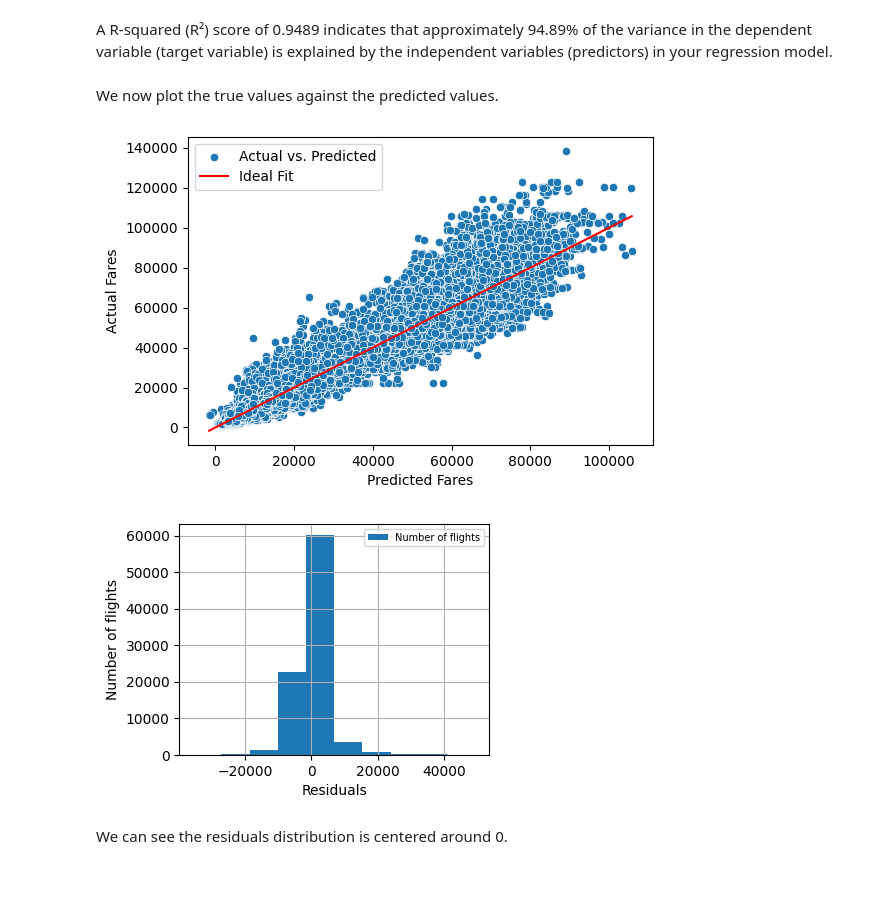
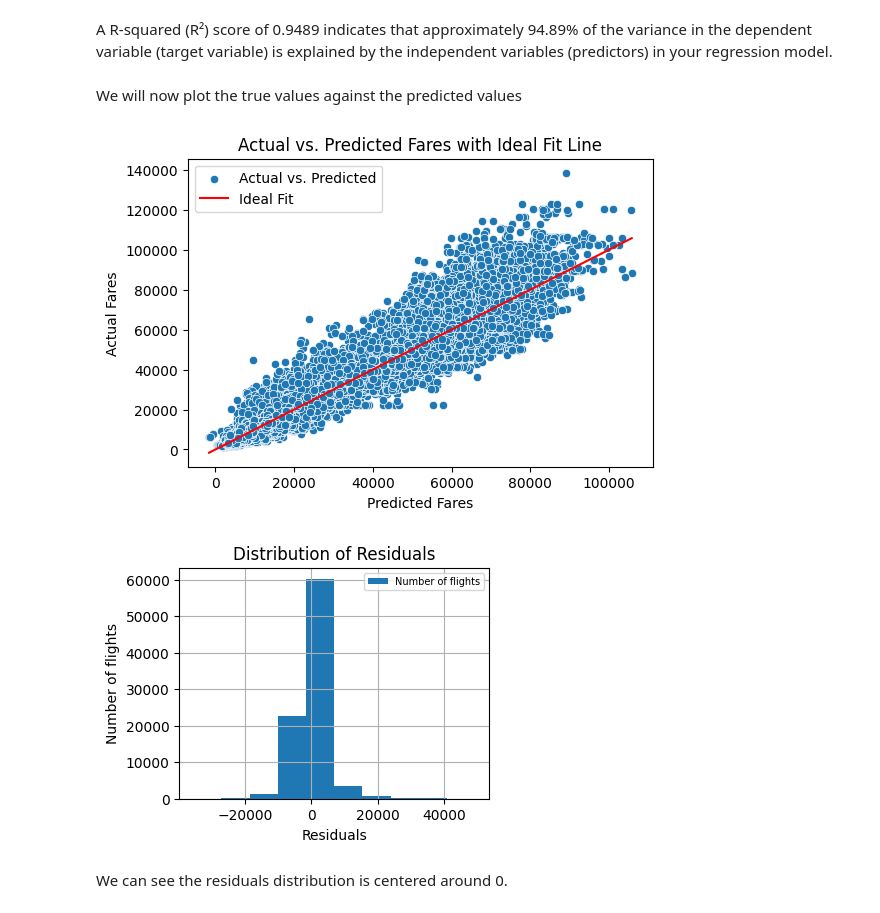
Before and after one commit to NoamGini/Tabular-data-science---Airfare, a Jupyter notebook: Pipeline.ipynb, the cells around one changed output. Saved outputs shown, nothing was run; the diff lists cells and outputs as text; code cells hidden in the pictures; blank space fills up the shorter version.

```diff
--- a/Pipeline.ipynb
+++ b/Pipeline.ipynb
@@ -309,26 +316,28 @@ Mean Absolute Perc Error: 0.141
 # %% [markdown]
 A R-squared (R²) score of 0.9489 indicates that approximately 94.89% of the variance in the dependent variable (target variable) is explained by the independent variables (predictors) in your regression model.
 # %% [markdown]
-We now plot the true values against the predicted values.
+We will now plot the true values against the predicted values
 # %%
 fig, ax = plt.subplots(figsize=(6,4))
 sns.scatterplot(x=y_pred_bm,y=y_test_bm,ax=ax, label='Actual vs. Predicted')
 sns.lineplot(x=y_pred_bm,y=y_pred_bm,ax=ax,color='red', label='Ideal Fit')
 ax.set_xlabel('Predicted Fares')
 ax.set_ylabel('Actual Fares')
 ax.legend()
+plt.title('Actual vs. Predicted Fares with Ideal Fit Line')
 plt.show()
 # %% [output]
-[figure, old version]
+[figure, new version]
 # %%
 plt.figure(figsize=(4,3))
 residuals.hist(label = 'Number of flights')
 plt.xlabel('Residuals')
 plt.ylabel('Number of flights')
 plt.legend(prop={'size': 7})
+plt.title('Distribution of Residuals')
 plt.show()
 # %% [output]
-[figure, old version]
+[figure, new version]
 # %% [markdown]
 We can see the residuals distribution is centered around 0.
 # %% [markdown]
```
Also changed, not shown: parts of 62 cells of this notebook.
